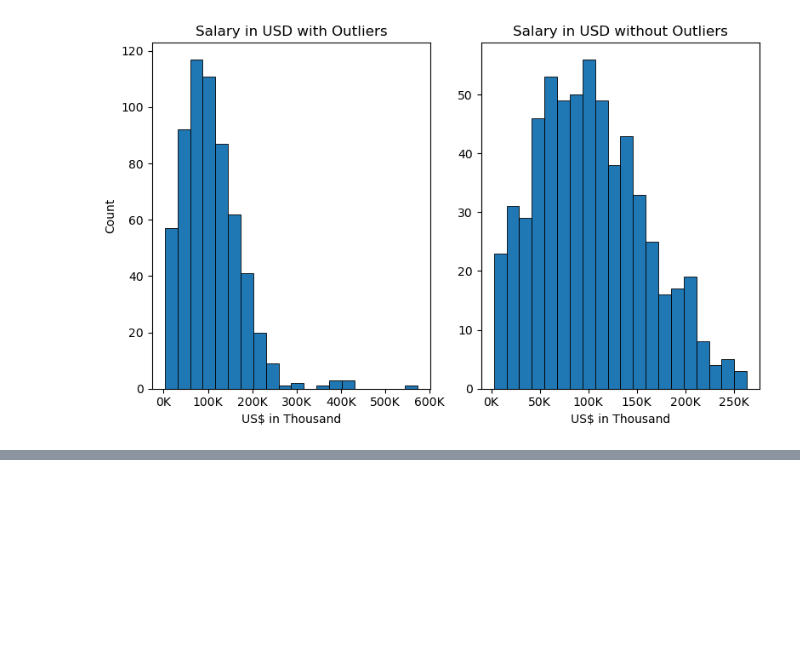
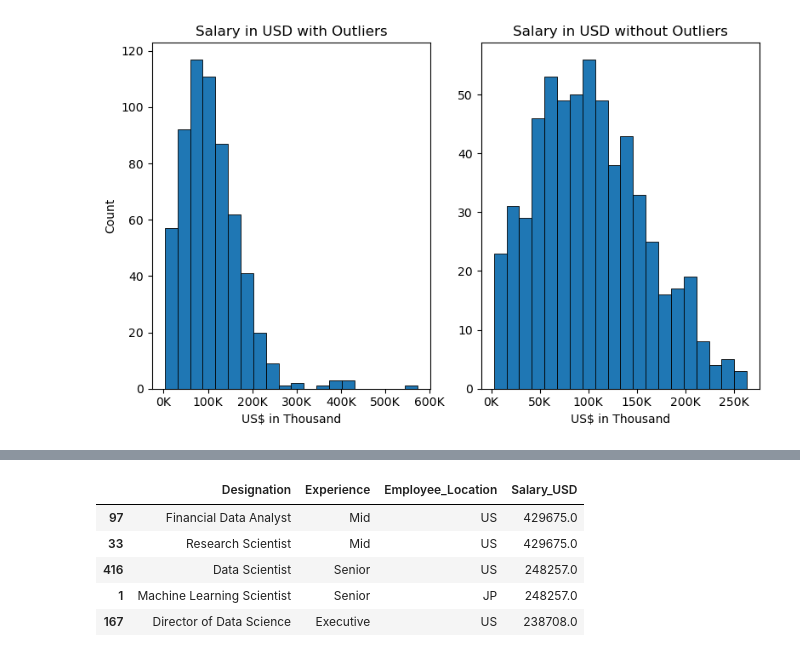
Before and after one commit to Timm26/Data_Science_Handbook, a Jupyter notebook: Preprocessing and EDA/EDA.ipynb, the cells around one changed output, grey strips where cells are left out. Cells and saved outputs as stored; diff of their text form; code cells hidden in the pictures; blank space fills up the shorter version.

```diff
--- a/Preprocessing and EDA/EDA.ipynb
+++ b/Preprocessing and EDA/EDA.ipynb
@@ -428,0 +434,12 @@ plt.show()
+# %%
+# Uniqueness constraint
+duplicates = salaries['Salary_USD'].duplicated(keep = False)
+salaries[duplicates].sort_values(by = 'Salary_USD', ascending=False).head()[['Designation',\
+    'Experience','Employee_Location',"Salary_USD"]]
+# %% [output]
+|  | Designation | Experience | Employee_Location | Salary_USD |
+| 97 | Financial Data Analyst | Mid | US | 429675.0 |
+| 33 | Research Scientist | Mid | US | 429675.0 |
+| 416 | Data Scientist | Senior | US | 248257.0 |
+| 1 | Machine Learning Scientist | Senior | JP | 248257.0 |
+| 167 | Director of Data Science | Executive | US | 238708.0 |
```
Also changed, not shown: parts of 14 cells of this notebook, 1 other file.
